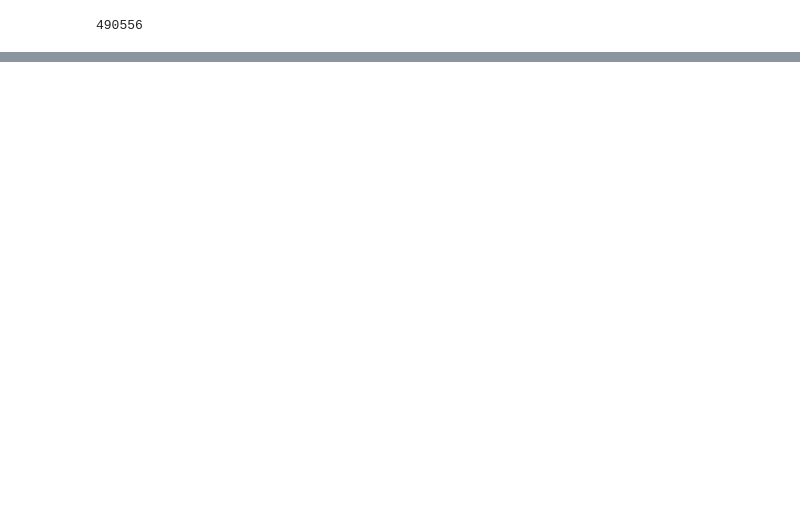
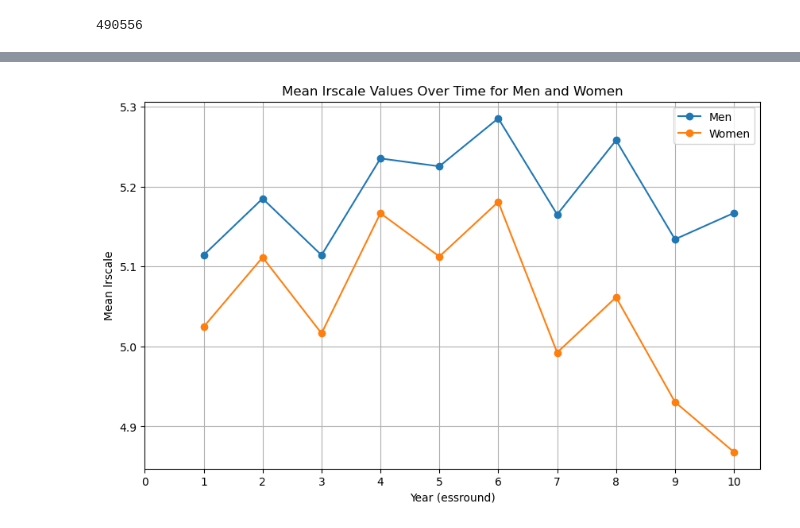
Before and after one commit to com-480-data-visualization/ChartToppers, a Jupyter notebook: EDA_ESS.ipynb, the cells around one changed output, grey strips where cells are left out. Drawn from its saved outputs; the diff is of its cells as text; code cells hidden in the pictures; blank space fills up the shorter version.

```diff
--- a/EDA_ESS.ipynb
+++ b/EDA_ESS.ipynb
@@ -53,0 +257,26 @@ array([ 3,  2,  5,  1, 99, 55, 88, 77,  4])
+# %%
+# Filter rows for gender values 1 and 2
+filtered_df = df[df['gndr'].isin([1, 2])]
+
+# Filter rows for lrscale values from 0 to 10
+filtered_df = filtered_df[(filtered_df['lrscale'] >= 0) & (filtered_df['lrscale'] <= 10)]
+
+# Group by essround and gender, and calculate the mean lrscale
+grouped_df = filtered_df.groupby(['essround', 'gndr'])['lrscale'].mean().reset_index()
+
+# Pivot the DataFrame to have gender as columns
+pivot_df = grouped_df.pivot(index='essround', columns='gndr', values='lrscale')
+
+# Plot line plot for mean lrscale values for men and women
+plt.figure(figsize=(10, 6))
+plt.plot(pivot_df.index, pivot_df[1], label='Men', marker='o')
+plt.plot(pivot_df.index, pivot_df[2], label='Women', marker='o')
+plt.xlabel('Year (essround)')
+plt.ylabel('Mean lrscale')
+plt.title('Mean lrscale Values Over Time for Men and Women')
+plt.xticks(range(11))  # Assuming essround values range from 0 to 10
+plt.legend()
+plt.grid(True)
+plt.show()
+# %% [output]
+[figure, added]
```
Also changed, not shown: parts of 18 cells of this notebook, 1 other file.
